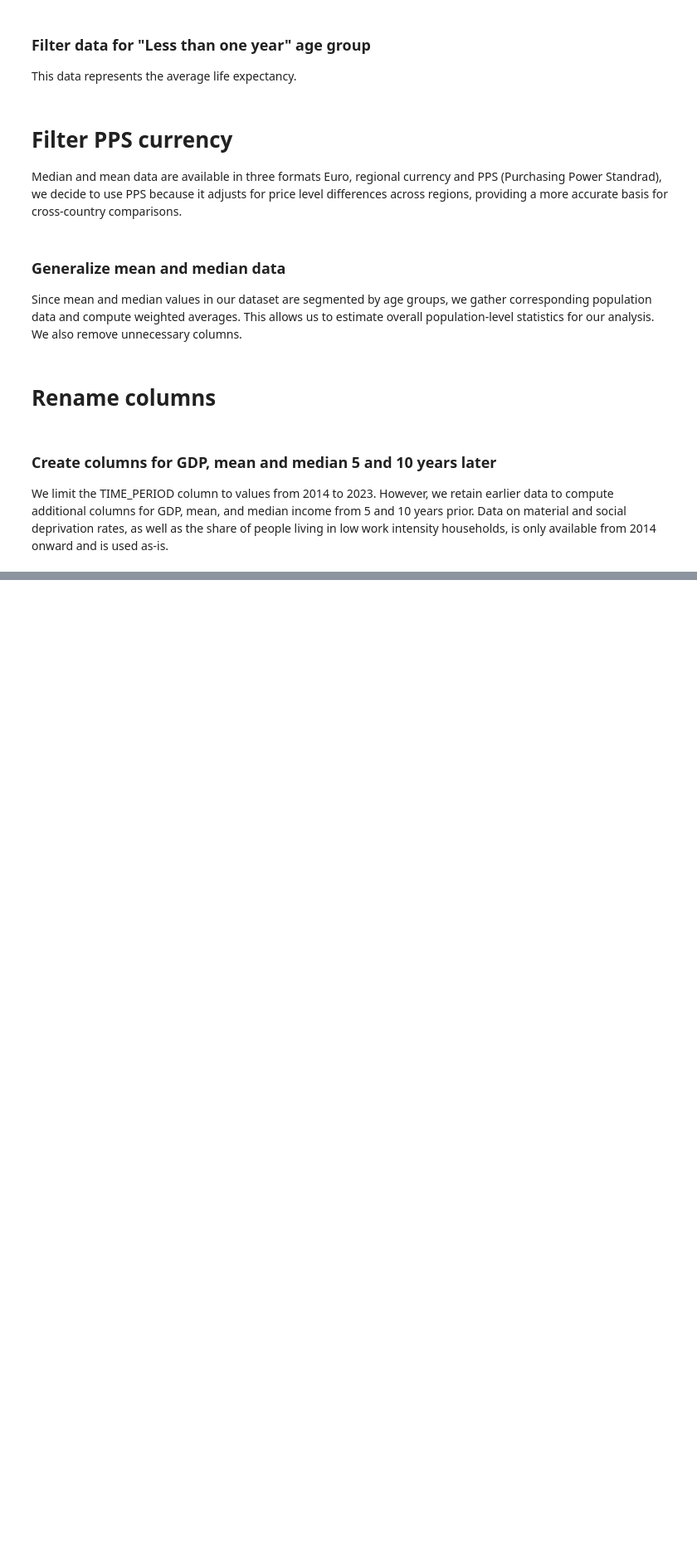
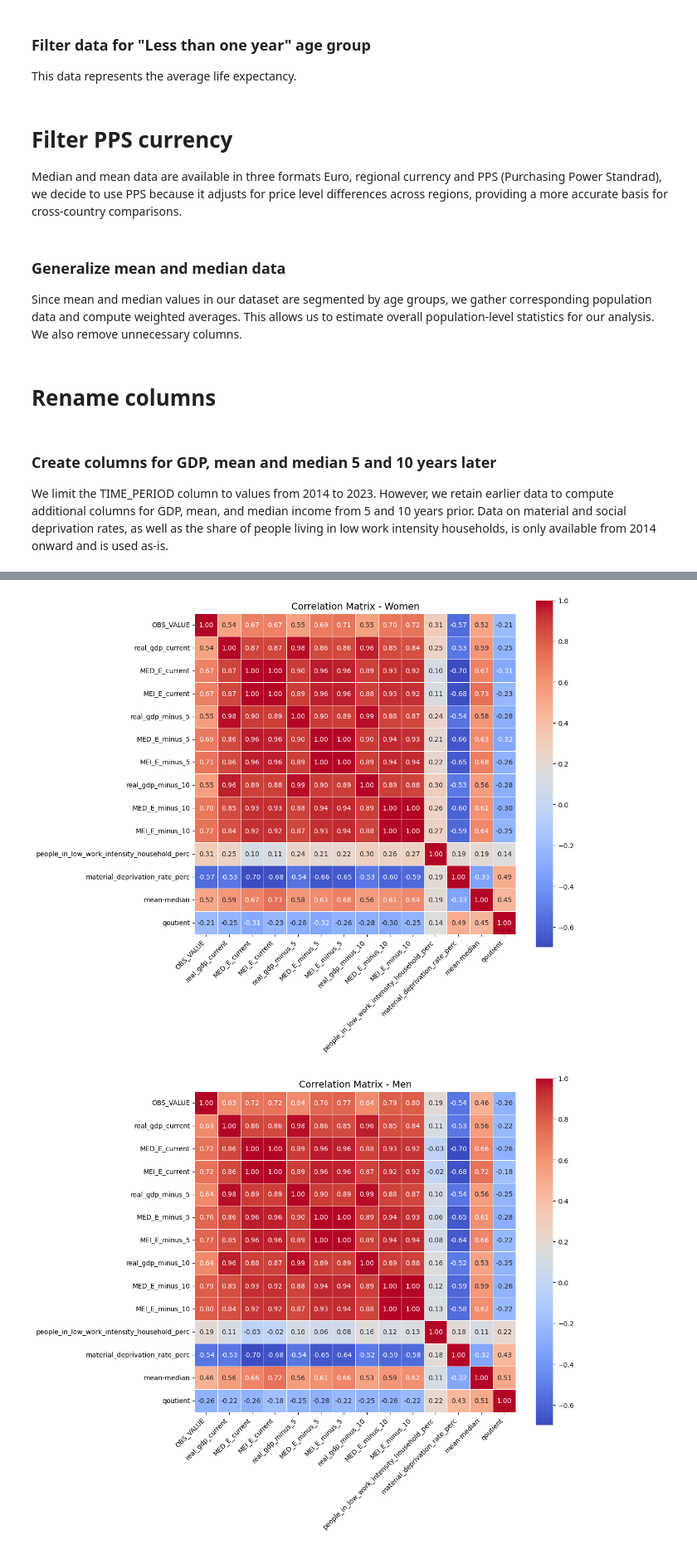
Before and after one commit to filip131311/BayesianStatisticsFinal, a Jupyter notebook: Analysis/project.ipynb, the cells around one changed output, grey strips where cells are left out. Shown at 83% size. Drawn from its saved outputs; the diff is of its cells as text; code cells hidden in the pictures; blank space fills up the shorter version.

Commit message:
correlations

```diff
--- a/Analysis/project.ipynb
+++ b/Analysis/project.ipynb
@@ -80,7 +82,7 @@ dataframes_dict['median_and_mean_group_income'] = dataframes_dict['median_and_me
 # Remove unnecessary columns
 for key, df in dataframes_dict.items():
     dataframes_dict[key] = df.drop(columns=['STRUCTURE', 'STRUCTURE_NAME', 'STRUCTURE_ID', 'Confidentiality status (flag)', 'CONF_STATUS', 'Observation status (Flag) V2 structure', 'unit', 'Observation value', 'Time', 'geo', 'age', 'Sex',
-                                            'Country of citizenship', 'citizen', 'Unit of measure', 'Income and living conditions indicator', 'freq', 'Time frequency', 'OBS_FLAG', 'National accounts indicator (ESA 2010)', 'na_item'], errors='ignore')
+                                            'Country of citizenship', 'citizen', 'Unit of measure', 'Income and living conditions indicator', 'freq', 'Time frequency', 'OBS_FLAG', 'National accounts indicator (ESA 2010)', 'na_item', 'c_birth', 'Country/region of birth'], errors='ignore')
 
     # Because the income date is available only by population, we need to merge it with population data to be able to combine the date for the whole population
 dataframes_dict['population_data'].rename(columns={'OBS_VALUE': 'population'}, inplace=True)
@@ -205,0 +158,4 @@ real_gdp     0.871927  0.867173   0.601597     0.564462 -0.256770  1.000000
+# %%
+df_full = pd.merge(df_merged, dataframes_dict['low_work_intensity_households'], on=['TIME_PERIOD', 'sex', 'Geopolitical entity (reporting)'])
+df_full = pd.merge(df_full, dataframes_dict['material_deprivation_rate'], on=['sex', 'TIME_PERIOD', 'Geopolitical entity (reporting)'])
+df_full.head()
@@ -205,0 +171,3 @@ real_gdp     0.871927  0.867173   0.601597     0.564462 -0.256770  1.000000
+# %%
+df_full['mean-median'] = df_full['MEI_E_current'] - df_full['MED_E_current']
+df_full['qoutient'] = (df_full['MEI_E_current'] - df_full['MED_E_current']) / df_full['MED_E_current']
@@ -205,0 +211,51 @@ real_gdp     0.871927  0.867173   0.601597     0.564462 -0.256770  1.000000
+# %%
+
+
+
+# Assuming 'df_full' already has the necessary columns created:
+df_full['mean-median'] = df_full['MEI_E_current'] - df_full['MED_E_current']
+df_full['qoutient'] = (df_full['MEI_E_current'] - df_full['MED_E_current']) / df_full['MED_E_current']
+
+# Define correlation columns
+corr_cols = [
+    'OBS_VALUE', 'real_gdp_current', 'MED_E_current', 'MEI_E_current',
+    'real_gdp_minus_5', 'MED_E_minus_5', 'MEI_E_minus_5',
+    'real_gdp_minus_10', 'MED_E_minus_10', 'MEI_E_minus_10',
+    'people_in_low_work_intensity_household_perc',
+    'material_deprivation_rate_perc', 'mean-median', 'qoutient'
+]
+
+# Split by sex
+women = df_full[df_full['sex'] == 'F'].reset_index(drop=True)
+men = df_full[df_full['sex'] == 'M'].reset_index(drop=True)
+total = df_full[df_full['sex'] == 'T'].reset_index(drop=True)
+
+# Compute correlation matrices
+corr_matrix_women = women[corr_cols].corr()
+corr_matrix_men = men[corr_cols].corr()
+corr_matrix_total = total[corr_cols].corr()
+
+# Plotting function
+def plot_corr_matrix(corr_matrix, title):
+    plt.figure(figsize=(12, 10))
+    sns.heatmap(
+        corr_matrix,
+        annot=True,
+        fmt=".2f",
+        cmap="coolwarm",
+        cbar=True,
+        square=True,
+        linewidths=0.5
+    )
+    plt.title(title, fontsize=14)
+    plt.xticks(rotation=45, ha='right')
+    plt.tight_layout()
+    plt.show()
+
+# Plot each
+plot_corr_matrix(corr_matrix_women, "Correlation Matrix - Women")
+plot_corr_matrix(corr_matrix_men, "Correlation Matrix - Men")
+plot_corr_matrix(corr_matrix_total, "Correlation Matrix - Total")
+# %% [output]
+[figure, added]
+[figure, added]
```
Also changed, not shown: parts of 11 cells of this notebook.
